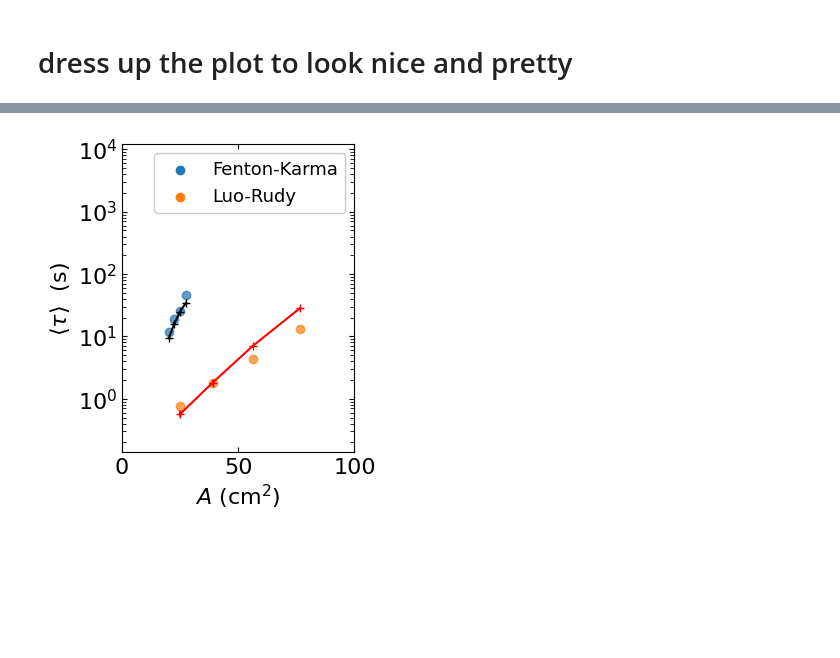
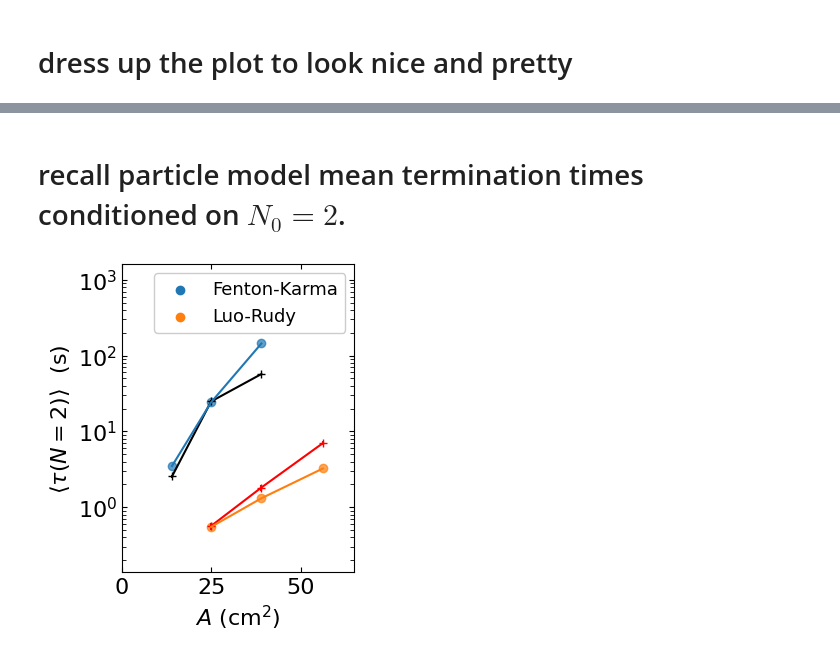
Before and after one commit to timtyree/bgmc, a Jupyter notebook: python/comparing termination time dependence on domain size.ipynb, the cells around one changed output, grey strips where cells are left out. Drawn from its saved outputs; the diff is of its cells as text; code cells hidden in the pictures; blank space fills up the shorter version.

```diff
--- a/python/comparing termination time dependence on domain size.ipynb
+++ b/python/comparing termination time dependence on domain size.ipynb
@@ -404,8 +612,16 @@ median: 14503.0 (IQR: 3766.5-32742.5, N=81503)
+# %% [markdown]
+# recall particle model mean termination times conditioned on $N_0=2$.
+# %%
+#plot against particle model
+# taul_dir = f"{nb_dir}/data/osg_output/run_46_tau_vs_L.csv" #(run #46, N=2000 sims per data point)
+taul_dir = f"{nb_dir}/data/osg_output/run_47_tau_vs_L.csv" #(run #47, N=~2000 sims per data point)
+df_taul = pd.read_csv(taul_dir)
+df_taul['A'] = df_taul['L'] ** 2
 # %%
 figsize=(3,4)
 fontsize=15
 alpha=0.7
-max_num_points_to_show = 4
+max_num_points_to_show = 3
 fig,ax=plt.subplots(figsize=figsize)
 # color_lst = ['C0','C1']
 color_lst = ['k','r']
@@ -418,8 +634,13 @@ for i,(D,g) in enumerate(df_taul.groupby('D')):
     ax.errorbar(g['A'][:mxpts], g['tau'][:mxpts], yerr=g['Delta_tau'][:mxpts],color=color,marker='+')
 
 #plot full model results
-ax.scatter(xfk[:mxpts],yfk[:mxpts],c='C0',alpha=alpha,label='Fenton-Karma')
-ax.scatter(xlr[:mxpts],ylr[:mxpts],c='C1',alpha=alpha,label='Luo-Rudy')
+ax.errorbar(A_values_fk[:mxpts], tau_values_fk[:mxpts], yerr=Delta_tau_values_fk[:mxpts],color='C0')#,label='Fenton-Karma')#,marker='+')
+ax.errorbar(A_values_lr[:mxpts], tau_values_lr[:mxpts], yerr=Delta_tau_values_lr[:mxpts],color='C1')#,label='Luo-Rudy')#,marker='+')
+ax.scatter(A_values_fk[:mxpts],tau_values_fk[:mxpts],c='C0',alpha=alpha,label='Fenton-Karma')
+ax.scatter(A_values_lr[:mxpts],tau_values_lr[:mxpts],c='C1',alpha=alpha,label='Luo-Rudy')
+
+# ax.scatter(xfk[:mxpts],yfk[:mxpts],c='C0',alpha=alpha,label='Fenton-Karma')
+# ax.scatter(xlr[:mxpts],ylr[:mxpts],c='C1',alpha=alpha,label='Luo-Rudy')
 #plot the simulated annealing fits
 # # ax.scatter(xfk,yfk_pred,c='k',alpha=alpha,marker='+')#,label='Fenton-Karma')
 # # ax.scatter(xlr,ylr_pred,c='k',alpha=alpha,marker='+')#,label='Luo-Rudy')
@@ -437,34 +658,37 @@ ax.scatter(xlr[:mxpts],ylr[:mxpts],c='C1',alpha=alpha,label='Luo-Rudy')
 # xv=np.linspace(10,180,10)
 # ax.plot(xv,tau_pred_foolr(xv),':',color='gray')#,'k--',lw=2)
 ax.set_xticks([0,50,100,150])
 # format_plot(ax=ax,xlabel=r'$a$ (cm$^2/$s)',ylabel=r'$\tau$  (s)',fontsize=16)
-format_plot(ax=ax,xlabel=r'$A$ (cm$^2$)',ylabel=r'$\langle\tau\rangle$  (s)',fontsize=16)
+format_plot(ax=ax,xlabel=r'$A$ (cm$^2$)',ylabel=r'$\langle\tau(N=2)\rangle$  (s)',fontsize=16)
 # ax.set_xscale('log')
 ax.set_yscale('log')
 ax.tick_params(top=True, right=True,direction='in',which='both')
 ax.tick_params(top=True, right=True,direction='in',which='minor',length=3)
 # ax.set_ylim([1e-2,100])
 # # AddLegend(ax=ax,xy=(-0.12,0.240),fontsize=fontsize-3)
 leg = ax.legend(loc='upper right',fontsize=fontsize-2)#,alpha=1.)#,frameon=False,ncol=1)
 # leg.set_alpha(1.)
 # , edgecolor="black")
 leg.get_frame().set_alpha(None)
 # leg.get_frame().set_facecolor((1, 1, 1, 1))
 # leg = ax.legend(loc='lower right',fontsize=fontsize-3.,frameon=False,ncol=1)
 for lh in leg.legendHandles:
     lh.set_alpha(1)
 # ax.set_ylim([0.31392551380514033, 4e9])
-ax.set_xlim([0.,100])
-ax.set_ylim([0.13850549065122997,12000])
+ax.set_xlim([0.,65])
+ax.set_ylim([0.13850549065122997,1600])
+# ax.set_xlim([0.,100])
+# ax.set_ylim([0.13850549065122997,12000])
 # AddLege nd(ax=ax,xy=(0.05,0.990),fontsize=fontsize-3)
 # AddLegend(ax=ax,xy=(0.7,0.990),fontsize=fontsize-3)
 # AddLegend(ax=ax,xy=(0.4,0.990),fontsize=fontsize-3)
 # AddLegend(ax=ax,xy=(0.1,0.25),fontsize=fontsize-3)
 # ax.tick_params(axis='y', which='minor', left=True)
+ax.set_xticks([0,25,50])
 # plt.minorticks_on()
 plt.show()
 ax.axis()
 #og src: http://localhost:8888/notebooks/Simulating%20the%20paired%20birth%20death%20process.ipynb
 plt.show()
 # %% [output]
-[figure, old version]
+[figure, new version]
```
Also changed, not shown: parts of 16 cells of this notebook, 6 other files.
